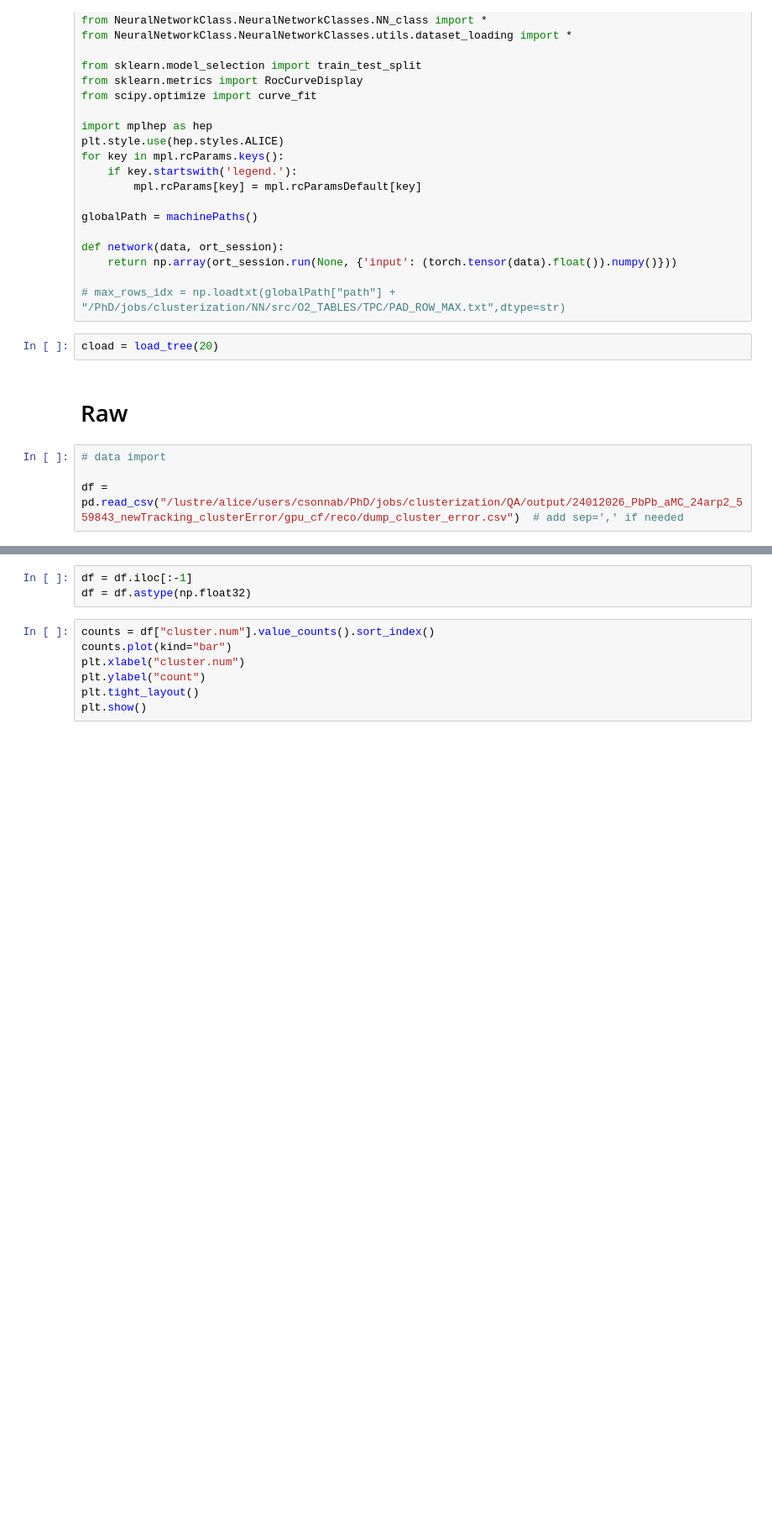
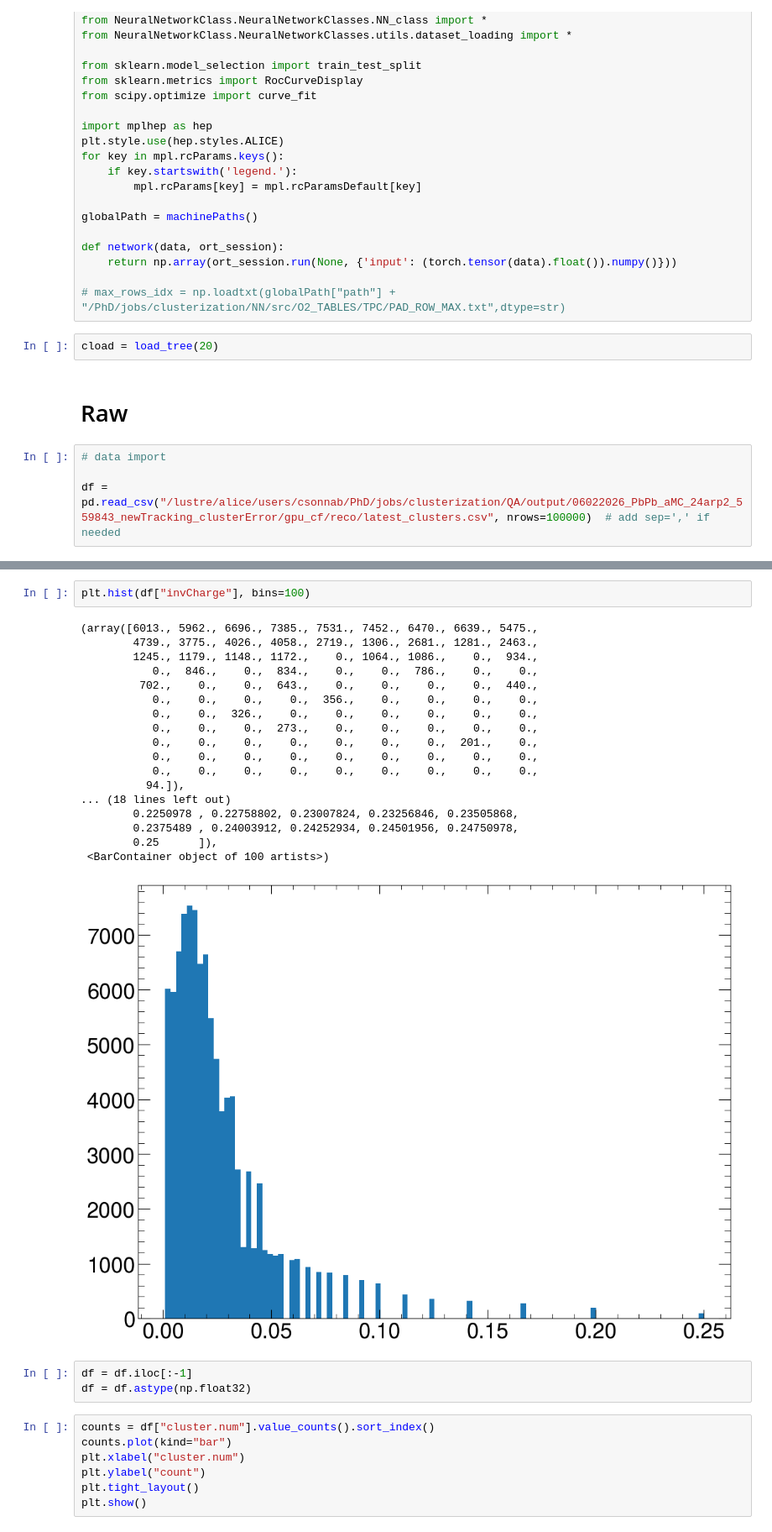
Before and after one commit to ChSonnabend/CERN-Fellowship, a Jupyter notebook: scripts/clusterErrorParametrization/ClusterErrorParameterization.ipynb, the cells around one changed output, grey strips where cells are left out. Shown at 84% size. Saved outputs shown, nothing was run; the diff lists cells and outputs as text; blank space fills up the shorter version.

```diff
--- a/scripts/clusterErrorParametrization/ClusterErrorParameterization.ipynb
+++ b/scripts/clusterErrorParametrization/ClusterErrorParameterization.ipynb
@@ -48,4 +48,4 @@ cload = load_tree(20)
 # %%
 # data import
 
-df = pd.read_csv("/lustre/alice/users/csonnab/PhD/jobs/clusterization/QA/output/24012026_PbPb_aMC_24arp2_559843_newTracking_clusterError/gpu_cf/reco/dump_cluster_error.csv")  # add sep=',' if needed
+df = pd.read_csv("/lustre/alice/users/csonnab/PhD/jobs/clusterization/QA/output/06022026_PbPb_aMC_24arp2_559843_newTracking_clusterError/gpu_cf/reco/latest_clusters.csv", nrows=100000)  # add sep=',' if needed
@@ -54,3 +68,24 @@ FileNotFoundError: [Errno 2] No such file or directory: '/lustre/alice/users/cso
+# %%
+plt.hist(df["invCharge"], bins=100)
+# %% [output]
+(array([6013., 5962., 6696., 7385., 7531., 7452., 6470., 6639., 5475.,
+        4739., 3775., 4026., 4058., 2719., 1306., 2681., 1281., 2463.,
+        1245., 1179., 1148., 1172.,    0., 1064., 1086.,    0.,  934.,
+           0.,  846.,    0.,  834.,    0.,    0.,  786.,    0.,    0.,
+         702.,    0.,    0.,  643.,    0.,    0.,    0.,    0.,  440.,
+           0.,    0.,    0.,    0.,  356.,    0.,    0.,    0.,    0.,
+           0.,    0.,  326.,    0.,    0.,    0.,    0.,    0.,    0.,
+           0.,    0.,    0.,  273.,    0.,    0.,    0.,    0.,    0.,
+           0.,    0.,    0.,    0.,    0.,    0.,    0.,  201.,    0.,
+           0.,    0.,    0.,    0.,    0.,    0.,    0.,    0.,    0.,
+           0.,    0.,    0.,    0.,    0.,    0.,    0.,    0.,    0.,
+          94.]),
+... (18 lines left out)
+        0.2250978 , 0.22758802, 0.23007824, 0.23256846, 0.23505868,
+        0.2375489 , 0.24003912, 0.24252934, 0.24501956, 0.24750978,
+        0.25      ]),
+ <BarContainer object of 100 artists>)
+[figure, added]
 # %%
 df = df.iloc[:-1]
 df = df.astype(np.float32)
```
Also changed, not shown: parts of 15 cells of this notebook, 5 other files.
